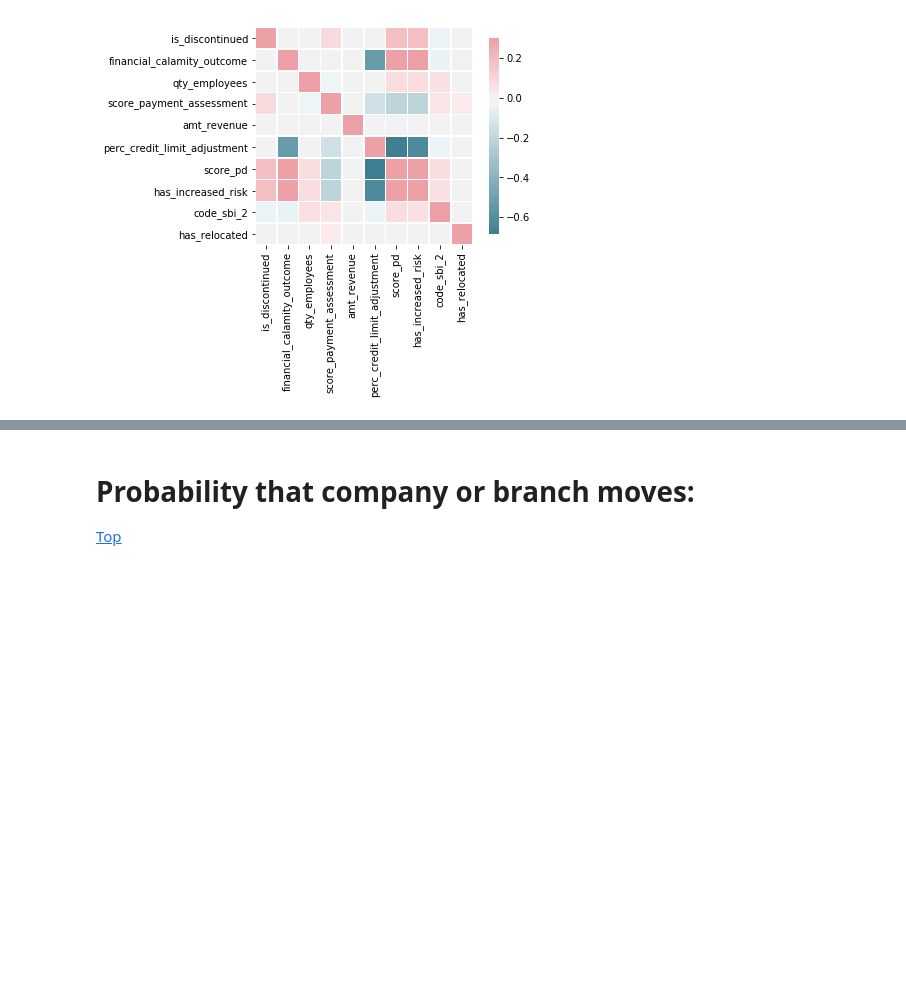
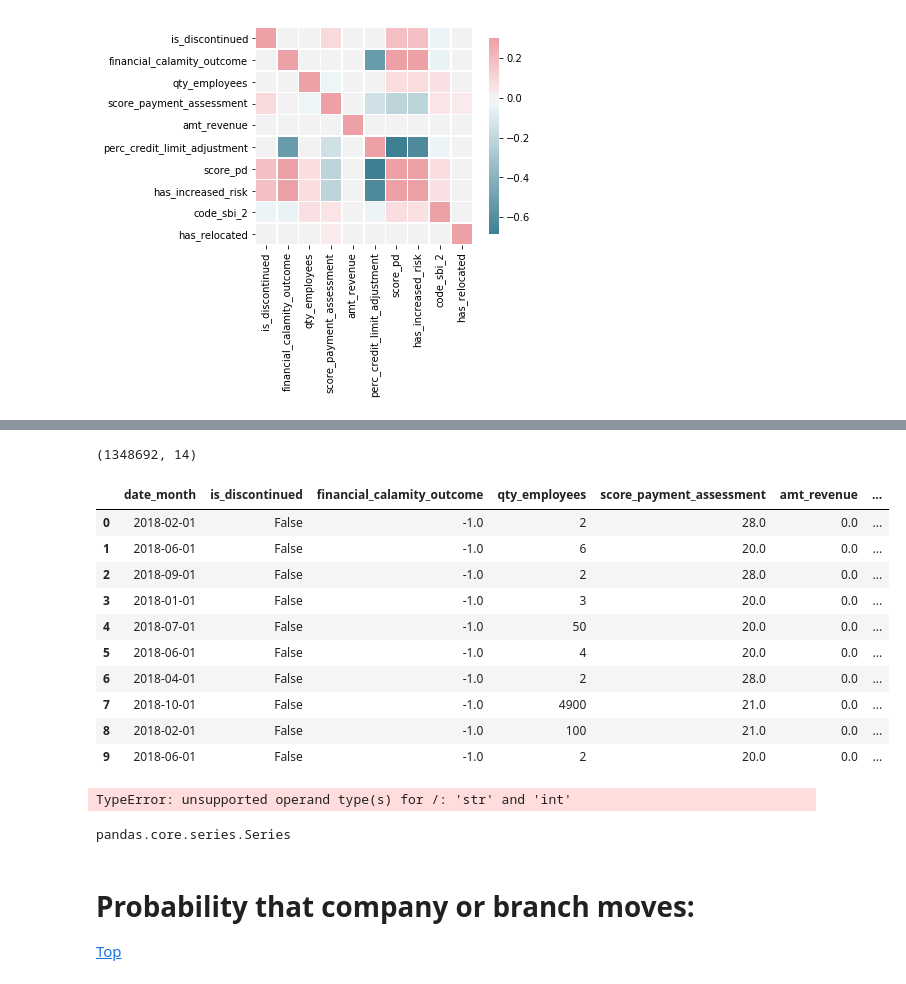
Before and after one commit to mark-me/relocation_indicator, a Jupyter notebook: Notebooks/Data_Merging/graydon_inspect_one_year.ipynb, the cells around one changed output, grey strips where cells are left out. Drawn from its saved outputs; the diff is of its cells as text; code cells hidden in the pictures; blank space fills up the shorter version.

```diff
--- a/Notebooks/Data_Merging/graydon_inspect_one_year.ipynb
+++ b/Notebooks/Data_Merging/graydon_inspect_one_year.ipynb
@@ -780,0 +840,19 @@ sns.heatmap(corrII_df, cmap=cmap, vmax=.3, center=0,
+# %%
+subset_data = subset_train.drop(columns=['Unnamed: 0',
+                                      'id_company',
+                                      'id_branch',
+                                      'year_qty_employees',
+                                      'id_company_creditproxy',
+                                      'year_revenue',
+                                      'amt_consolidated_revenue',
+                                      'year_consolidated_revenue',
+                                      'amt_consolidated_operating_result',
+                                      'year_consolidated_operating_result',
+                                      'is_sole_proprietor',
+                                      'qty_address_mutations_total',
+                                      'qty_address_mutations_month',
+                                      'has_name_change',
+                                      'vice_president'])
+col_variances = subset_data.var()
+
+col_variances
@@ -780,0 +871,22 @@ sns.heatmap(corrII_df, cmap=cmap, vmax=.3, center=0,
+# %%
+subset_data.shape
+# %% [output]
+(1348692, 14)
+# %%
+subset_data[:10]
+# %% [output]
+|  | date_month | is_discontinued | financial_calamity_outcome | qty_employees | score_payment_assessment | amt_revenue | ... |
+| 0 | 2018-02-01 | False | -1.0 | 2 | 28.0 | 0.0 | ... |
+| 1 | 2018-06-01 | False | -1.0 | 6 | 20.0 | 0.0 | ... |
+| 2 | 2018-09-01 | False | -1.0 | 2 | 28.0 | 0.0 | ... |
+| 3 | 2018-01-01 | False | -1.0 | 3 | 20.0 | 0.0 | ... |
+| 4 | 2018-07-01 | False | -1.0 | 50 | 20.0 | 0.0 | ... |
+| 5 | 2018-06-01 | False | -1.0 | 4 | 20.0 | 0.0 | ... |
+| 6 | 2018-04-01 | False | -1.0 | 2 | 28.0 | 0.0 | ... |
+| 7 | 2018-10-01 | False | -1.0 | 4900 | 21.0 | 0.0 | ... |
+| 8 | 2018-02-01 | False | -1.0 | 100 | 21.0 | 0.0 | ... |
+| 9 | 2018-06-01 | False | -1.0 | 2 | 20.0 | 0.0 | ... |
+# %%
+np.abs(stats.zscore(subset_data[:10]))
+# %% [output]
+TypeError: unsupported operand type(s) for /: 'str' and 'int'
@@ -781,3 +899,7 @@ sns.heatmap(corrII_df, cmap=cmap, vmax=.3, center=0,
+# %%
+type(col_variances)
+# %% [output]
+pandas.core.series.Series
 # %% [markdown]
 
 <a id='ProbMoves'></a>
```
Also changed, not shown: parts of 10 cells of this notebook.
